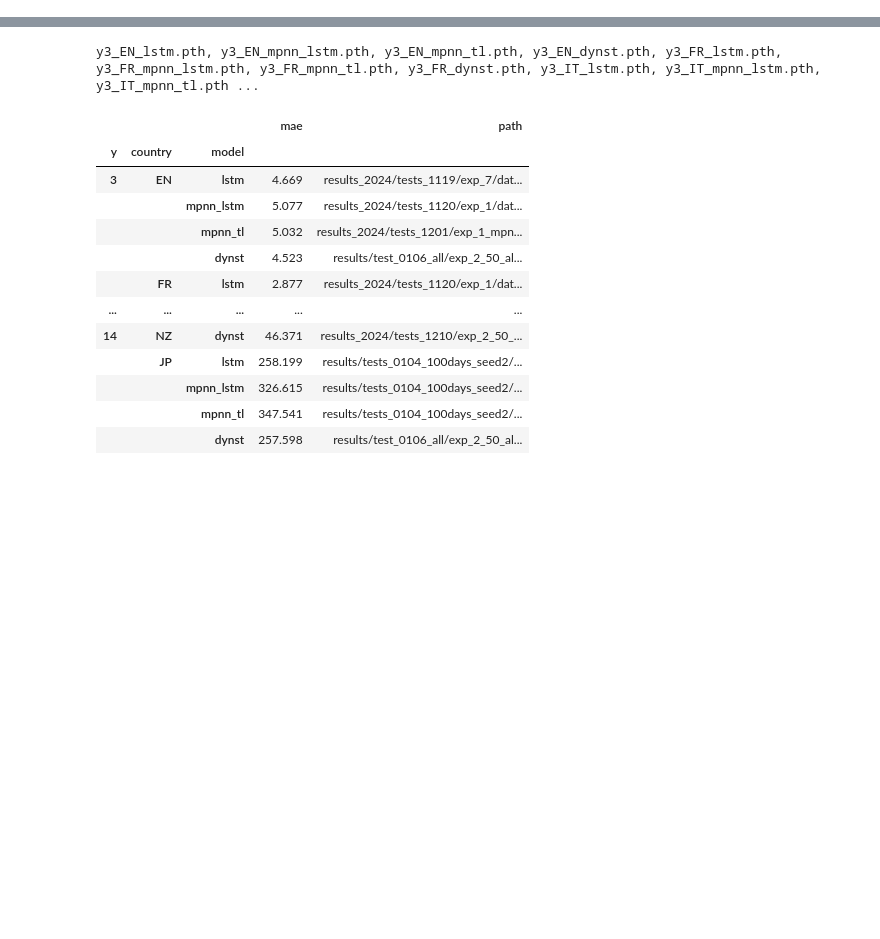
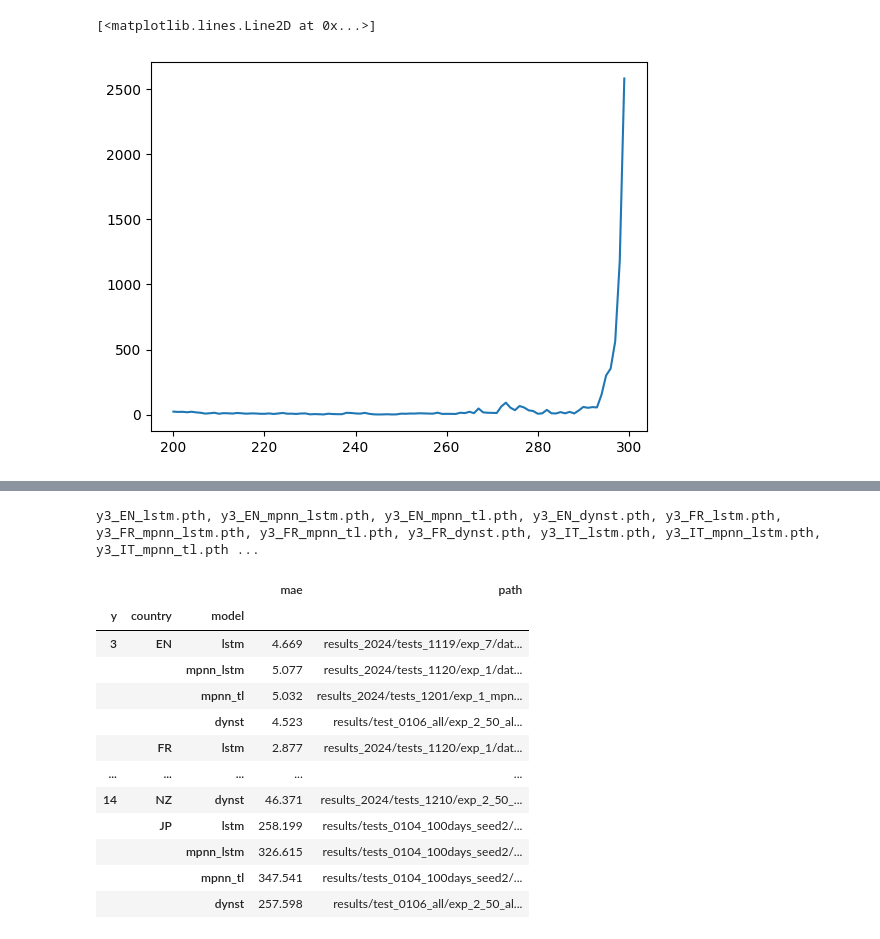
Before and after one commit to hccodec/VAST-GNN, a Jupyter notebook: test1.ipynb, the cells around one changed output, grey strips where cells are left out. Cells and saved outputs as stored; diff of their text form; code cells hidden in the pictures; blank space fills up the shorter version.

```diff
--- a/test1.ipynb
+++ b/test1.ipynb
@@ -0,0 +24,15 @@
+# %%
+import pickle
+with open("dataset_cache/flunet_x7_y1_w7_s2_m80.bin", "rb") as f: data = pickle.load(f)
+lis = data['data']['h1n1'][1]
+y = lis[1][:, 0]
+
+import matplotlib.pyplot as plt
+
+i = 200
+_y = y[i:min(i+100, len(y))]
+
+plt.plot(range(len(y))[i:min(i+100, len(y))], _y)
+# %% [output]
+[<matplotlib.lines.Line2D at 0x...>]
+[figure, added]
```
Also changed, not shown: parts of 3 cells of this notebook, 6 other files.
